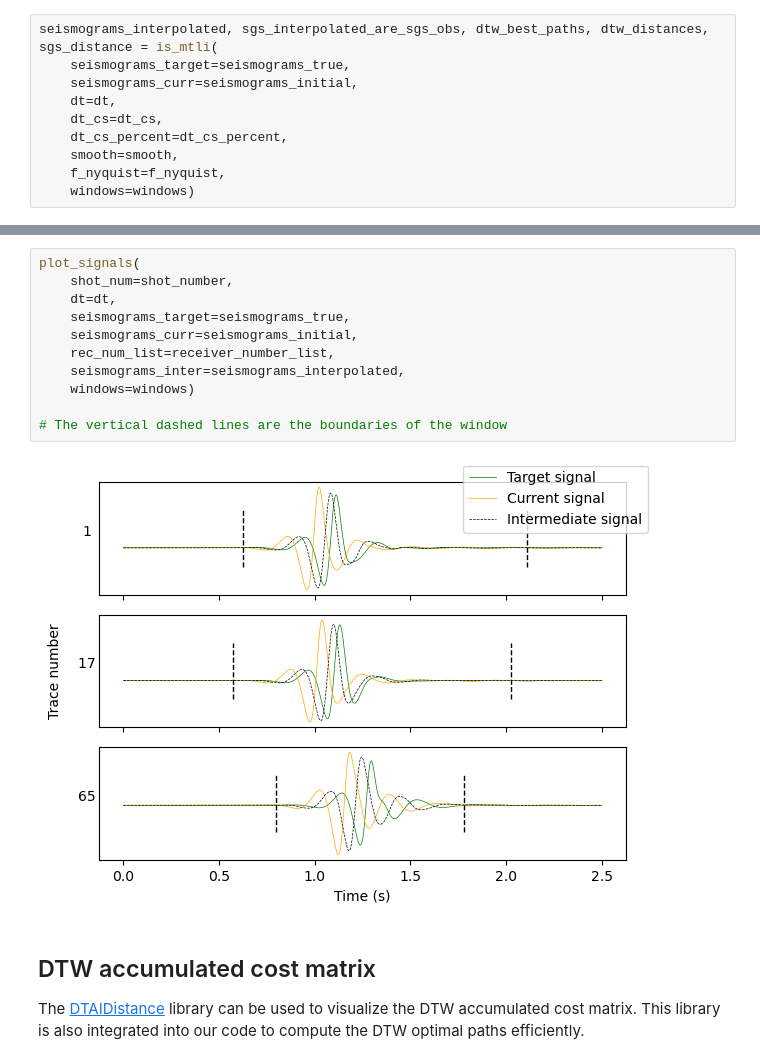
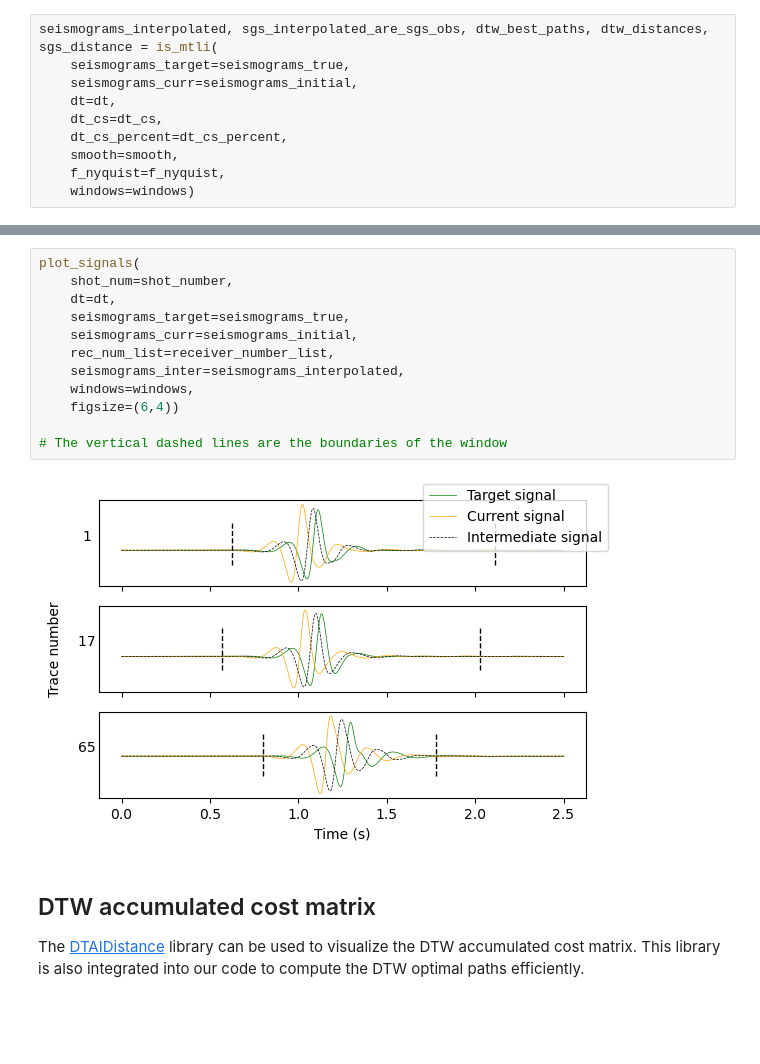
Before and after one commit to eikmeier-cn/dtw-pa-isa, a Jupyter notebook: dtw-pa-isa/tutorial_dtw-isa.ipynb, the cells around one changed output, grey strips where cells are left out. Drawn from its saved outputs; the diff is of its cells as text; blank space fills up the shorter version.

```diff
--- a/dtw-pa-isa/tutorial_dtw-isa.ipynb
+++ b/dtw-pa-isa/tutorial_dtw-isa.ipynb
@@ -180,16 +183,17 @@ plot_signal(
 # %%
 plot_signals(
     shot_num=shot_number,
     dt=dt,
     seismograms_target=seismograms_true,
     seismograms_curr=seismograms_initial,
     rec_num_list=receiver_number_list,
     seismograms_inter=seismograms_interpolated,
-    windows=windows)
+    windows=windows,
+    figsize=(6,4))
 
 # The vertical dashed lines are the boundaries of the window
 # %% [output]
-[figure, old version]
+[figure, new version]
 # %% [markdown]
 ## DTW accumulated cost matrix
 
```
Also changed, not shown: parts of 4 cells of this notebook, 2 other files.
